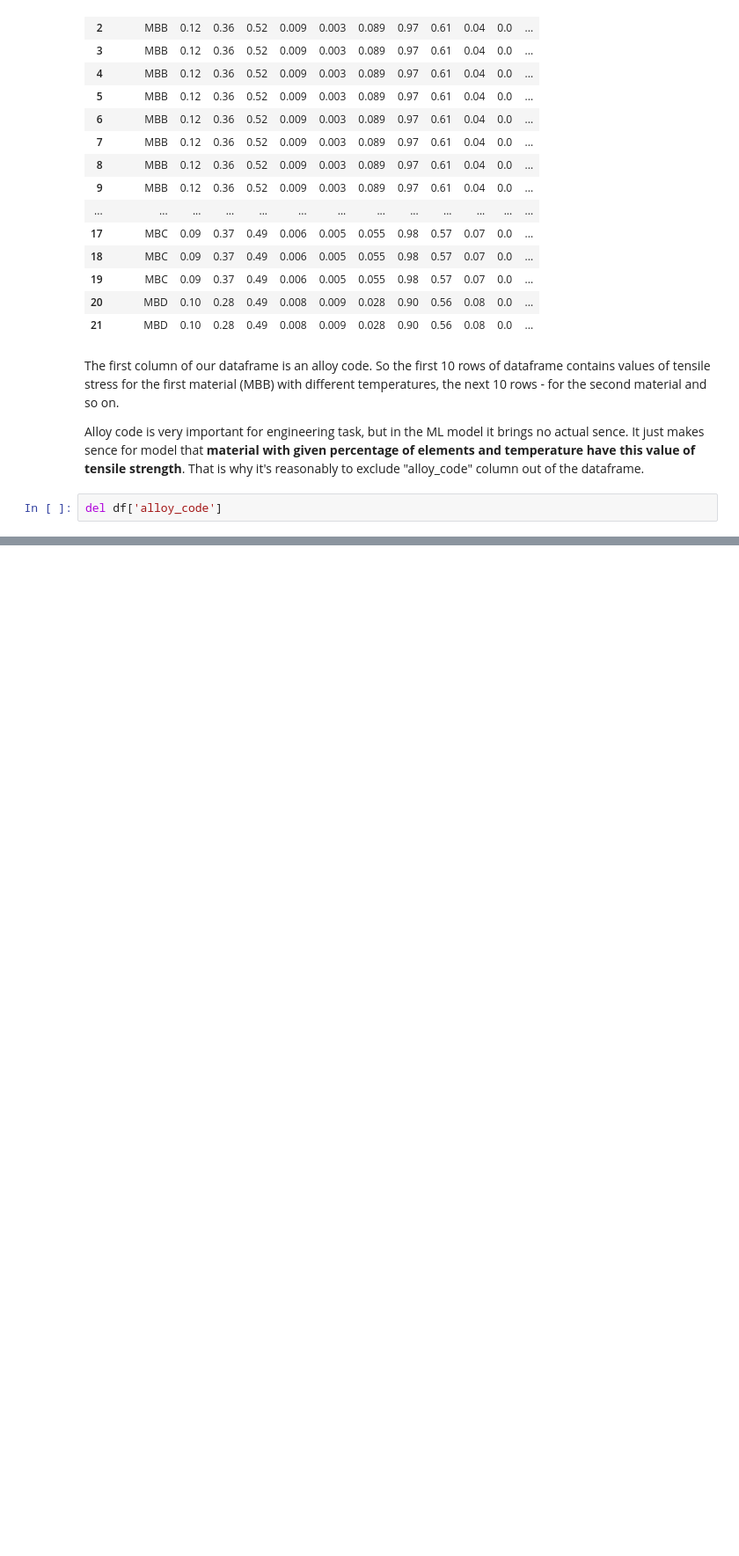
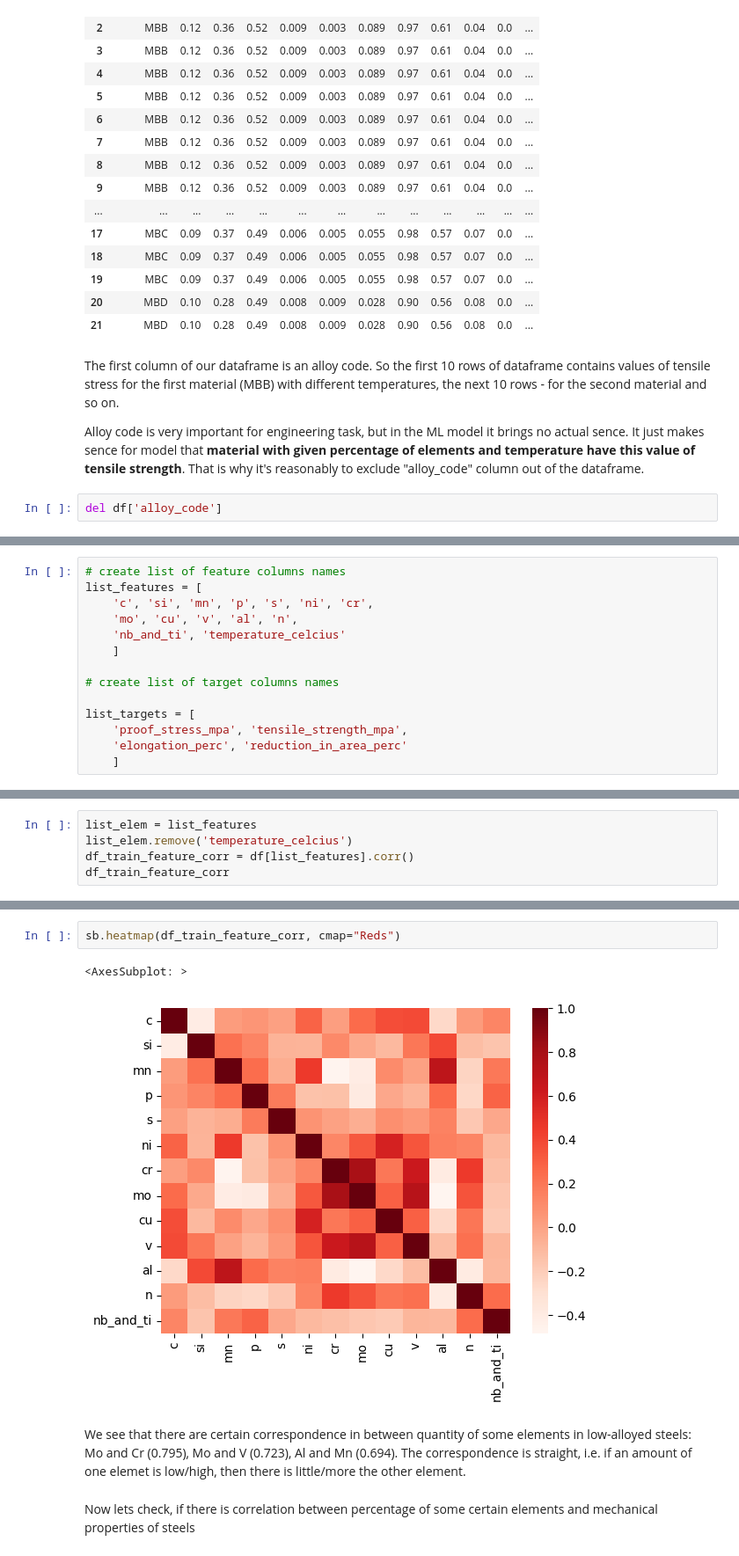
Before and after one commit to ElenaNKn/ml-zoomcamp-solutions, a Jupyter notebook: capstone_project/notebook.ipynb, the cells around one changed output, grey strips where cells are left out. Shown at 88% size. Cells and saved outputs as stored; diff of their text form; blank space fills up the shorter version.

```diff
--- a/capstone_project/notebook.ipynb
+++ b/capstone_project/notebook.ipynb
@@ -202,0 +195,14 @@ df
+# %%
+# create list of feature columns names
+list_features = [
+    'c', 'si', 'mn', 'p', 's', 'ni', 'cr',
+    'mo', 'cu', 'v', 'al', 'n',
+    'nb_and_ti', 'temperature_celcius'
+    ]
+
+# create list of target columns names
+
+list_targets = [
+    'proof_stress_mpa', 'tensile_strength_mpa',
+    'elongation_perc', 'reduction_in_area_perc'
+    ]
@@ -204,0 +276,5 @@ df
+# %%
+list_elem = list_features
+list_elem.remove('temperature_celcius')
+df_train_feature_corr = df[list_features].corr()
+df_train_feature_corr
@@ -204,0 +296,9 @@ df
+# %%
+sb.heatmap(df_train_feature_corr, cmap="Reds")
+# %% [output]
+<AxesSubplot: >
+[figure, added]
+# %% [markdown]
+We see that there are certain correspondence in between quantity of some elements in low-alloyed steels: Mo and Cr (0.795), Mo and V (0.723), Al and Mn (0.694). The correspondence is straight, i.e. if an amount of one elemet is low/high, then there is little/more the other element.
+# %% [markdown]
+Now lets check, if there is correlation between percentage of some certain elements and mechanical properties of steels
```
Also changed, not shown: parts of 27 cells of this notebook.
